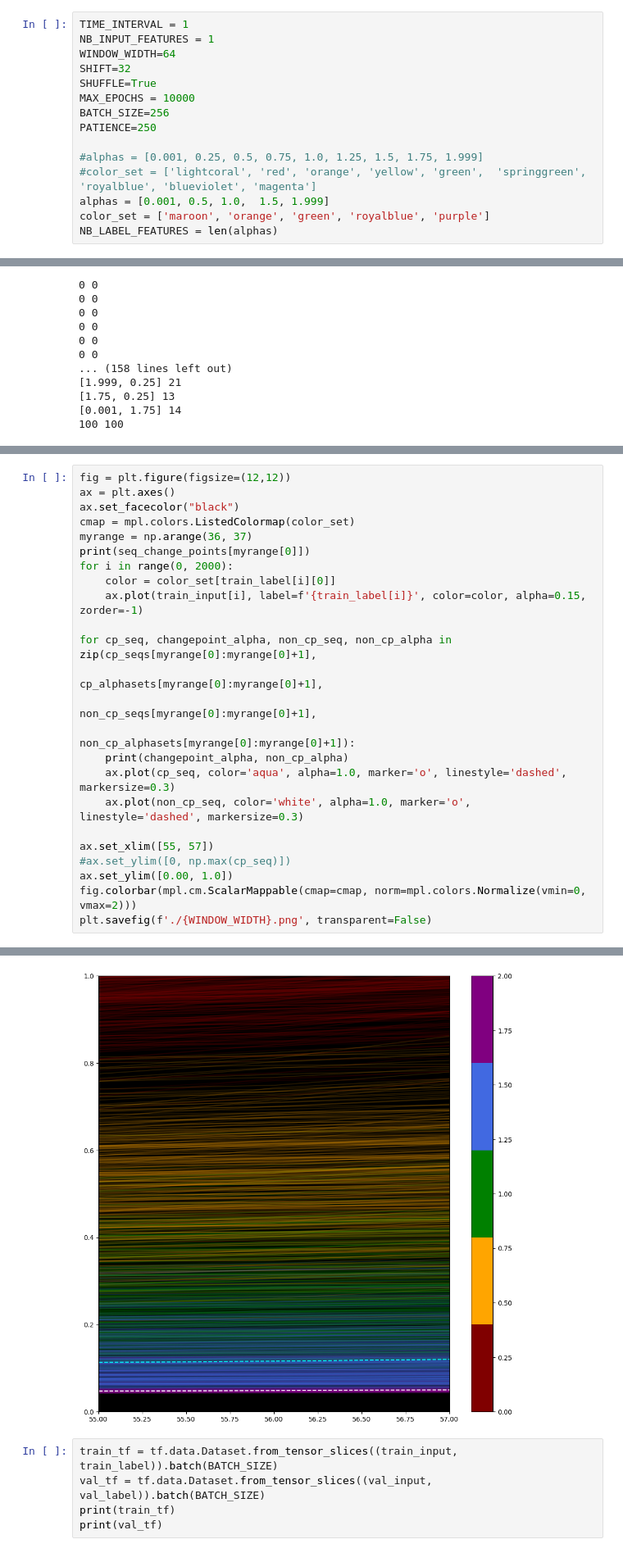
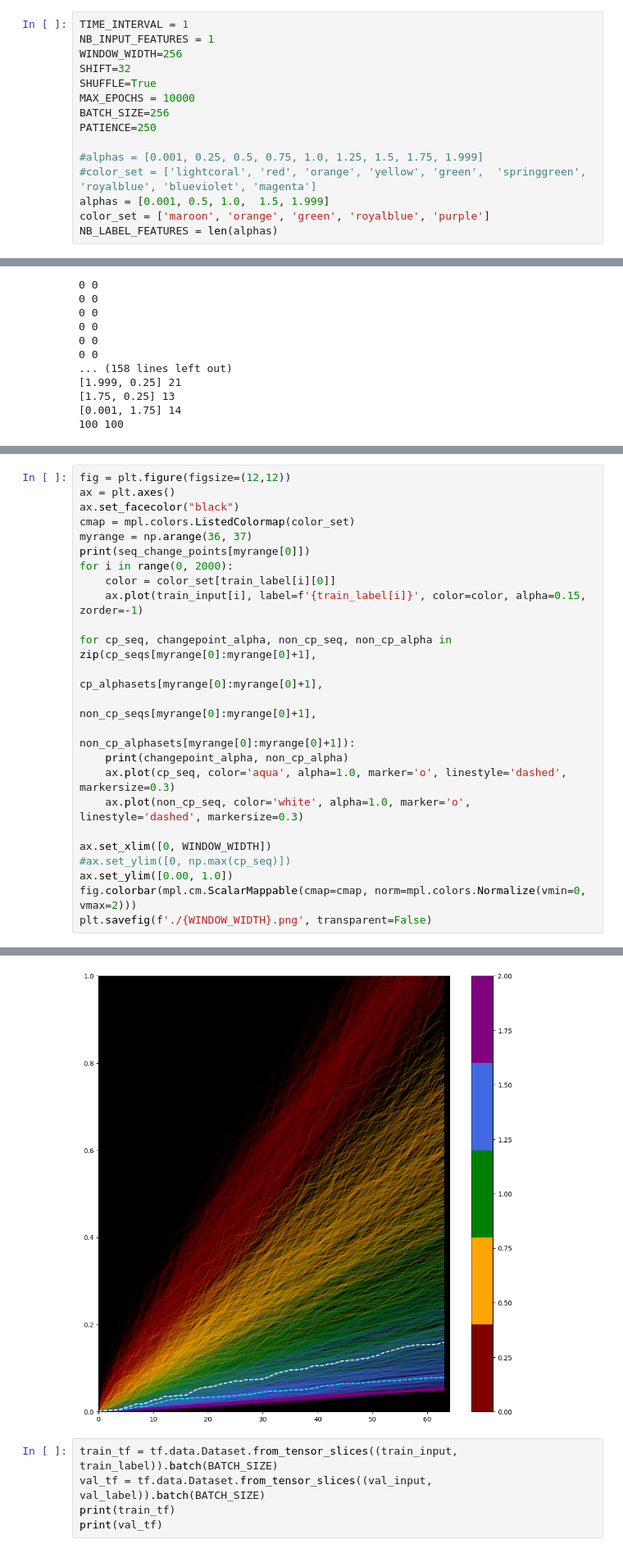
Before and after one commit to JunwooParkSaribu/SPT_a, a Jupyter notebook: analysis_modeling/training_sample3.ipynb, the cells around one changed output, grey strips where cells are left out. Shown at 82% size. Saved outputs shown, nothing was run; the diff lists cells and outputs as text.

```diff
--- a/analysis_modeling/training_sample3.ipynb
+++ b/analysis_modeling/training_sample3.ipynb
@@ -36,7 +32,7 @@ To enable the following instructions: AVX2 FMA, in other operations, rebuild Ten
 # %%
 TIME_INTERVAL = 1
 NB_INPUT_FEATURES = 1
-WINDOW_WIDTH=64
+WINDOW_WIDTH=256
 SHIFT=32
 SHUFFLE=True
 MAX_EPOCHS = 10000
@@ -480,7 +560,7 @@ for cp_seq, changepoint_alpha, non_cp_seq, non_cp_alpha in zip(cp_seqs[myrange[0
     ax.plot(cp_seq, color='aqua', alpha=1.0, marker='o', linestyle='dashed', markersize=0.3)
     ax.plot(non_cp_seq, color='white', alpha=1.0, marker='o', linestyle='dashed', markersize=0.3)
 
-ax.set_xlim([55, 57])
+ax.set_xlim([0, WINDOW_WIDTH])
 #ax.set_ylim([0, np.max(cp_seq)])
 ax.set_ylim([0.00, 1.0])
 fig.colorbar(mpl.cm.ScalarMappable(cmap=cmap, norm=mpl.colors.Normalize(vmin=0, vmax=2)))
@@ -491,4 +571,4 @@ plt.savefig(f'./{WINDOW_WIDTH}.png', transparent=False)
-[figure, old version]
+[figure, new version]
 # %%
 train_tf = tf.data.Dataset.from_tensor_slices((train_input, train_label)).batch(BATCH_SIZE)
 val_tf = tf.data.Dataset.from_tensor_slices((val_input, val_label)).batch(BATCH_SIZE)
```
Also changed, not shown: parts of 7 cells of this notebook.
